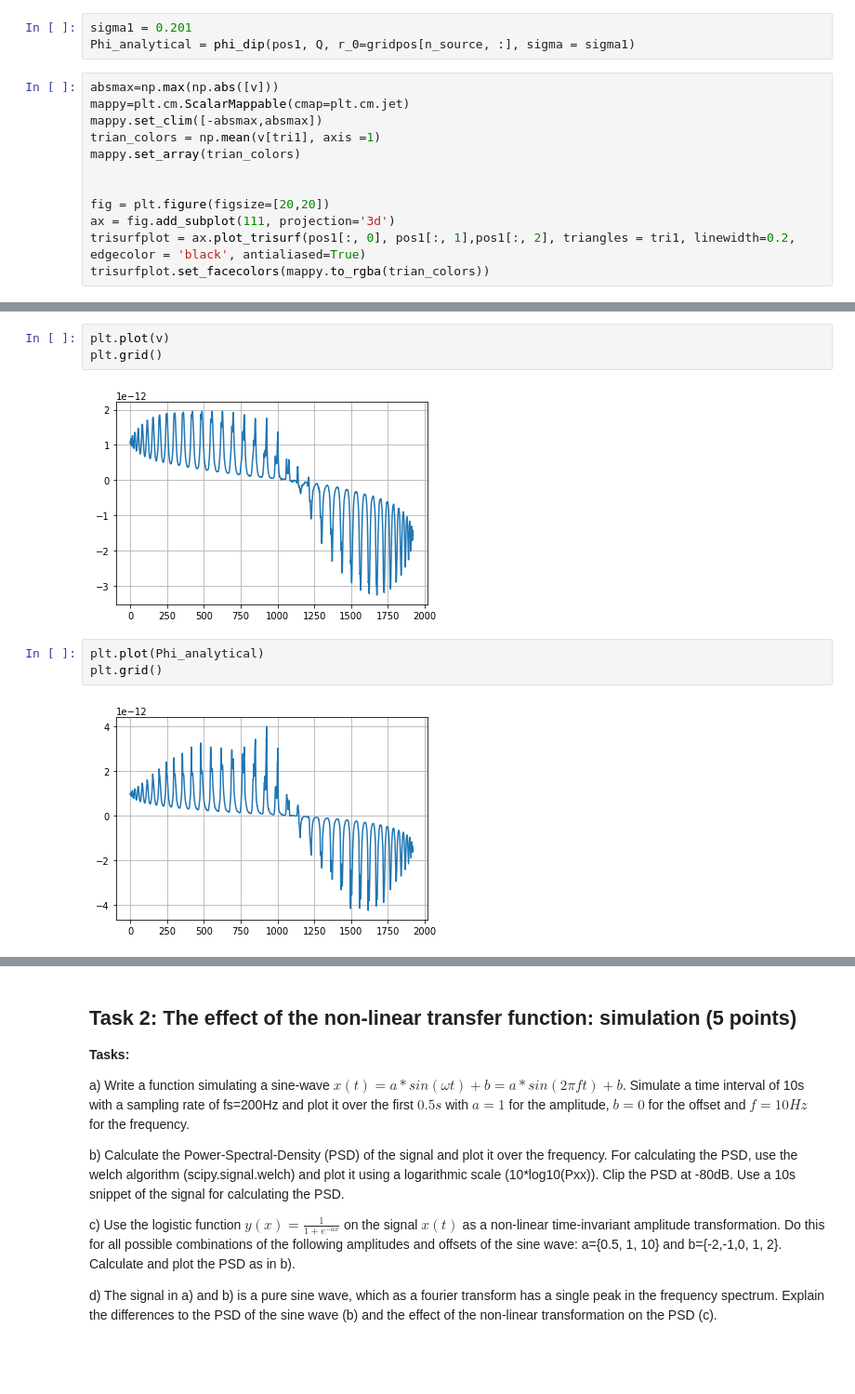
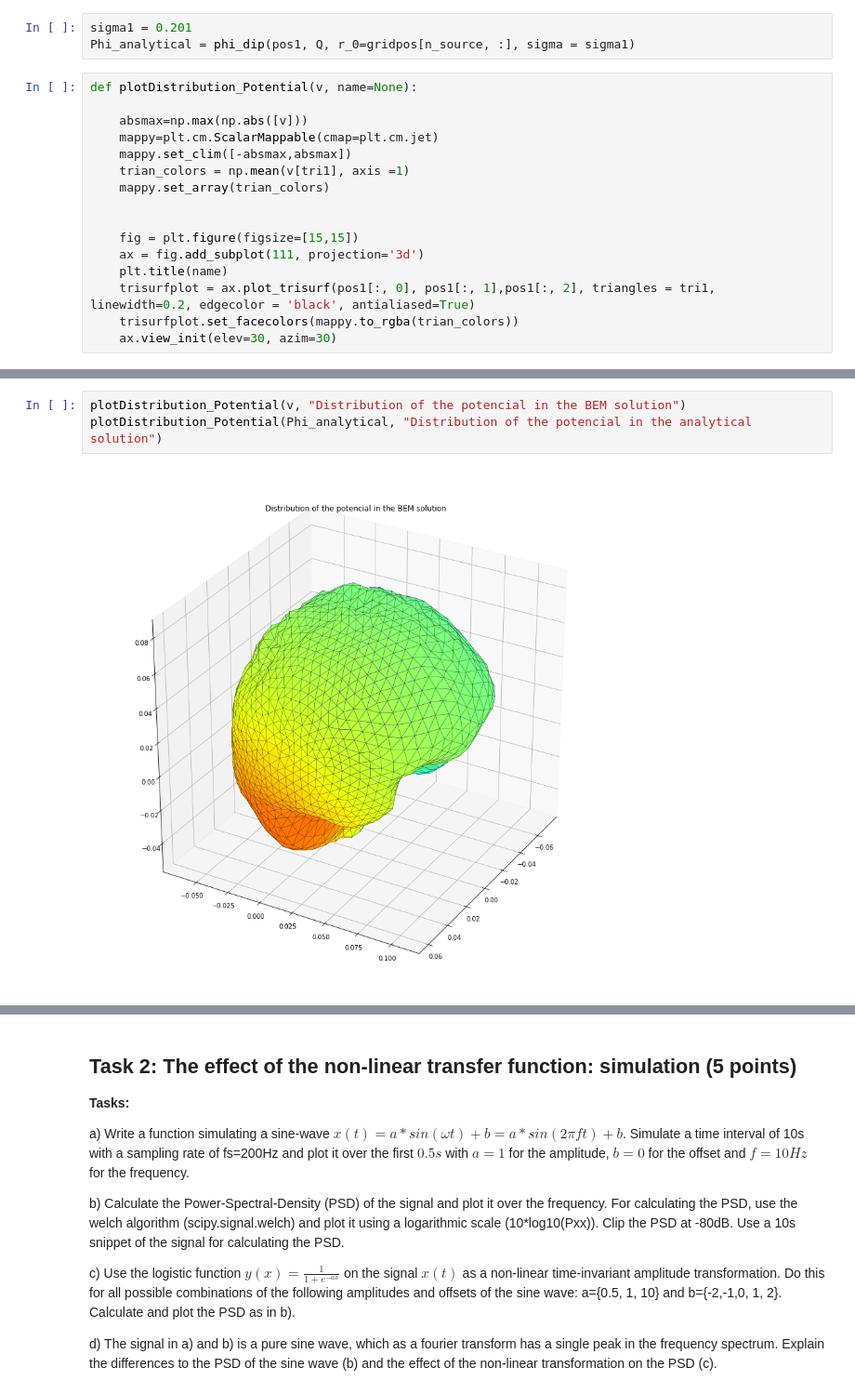
Before and after one commit to juanangd/TU_BERLIN, a Jupyter notebook: BCI-WS20:21/Exercise3/Exercise3.ipynb, the cells around one changed output, grey strips where cells are left out. Shown at 93% size. Saved outputs shown, nothing was run; the diff lists cells and outputs as text; blank space fills up the shorter version.

```diff
--- a/BCI-WS20:21/Exercise3/Exercise3.ipynb
+++ b/BCI-WS20:21/Exercise3/Exercise3.ipynb
@@ -54,14 +54,18 @@ v = Li@Q.T
 sigma1 = 0.201
 Phi_analytical = phi_dip(pos1, Q, r_0=gridpos[n_source, :], sigma = sigma1)
 # %%
-absmax=np.max(np.abs([v]))
-mappy=plt.cm.ScalarMappable(cmap=plt.cm.jet)
-mappy.set_clim([-absmax,absmax])
-trian_colors = np.mean(v[tri1], axis =1)
-mappy.set_array(trian_colors)
+def plotDistribution_Potential(v, name=None):
+
+    absmax=np.max(np.abs([v]))
+    mappy=plt.cm.ScalarMappable(cmap=plt.cm.jet)
+    mappy.set_clim([-absmax,absmax])
+    trian_colors = np.mean(v[tri1], axis =1)
+    mappy.set_array(trian_colors)
 
 
-fig = plt.figure(figsize=[20,20])
-ax = fig.add_subplot(111, projection='3d')
-trisurfplot = ax.plot_trisurf(pos1[:, 0], pos1[:, 1],pos1[:, 2], triangles = tri1, linewidth=0.2, edgecolor = 'black', antialiased=True)
-trisurfplot.set_facecolors(mappy.to_rgba(trian_colors))
+    fig = plt.figure(figsize=[15,15])
+    ax = fig.add_subplot(111, projection='3d')
+    plt.title(name)
+    trisurfplot = ax.plot_trisurf(pos1[:, 0], pos1[:, 1],pos1[:, 2], triangles = tri1, linewidth=0.2, edgecolor = 'black', antialiased=True)
+    trisurfplot.set_facecolors(mappy.to_rgba(trian_colors))
+    ax.view_init(elev=30, azim=30)
@@ -70,10 +72,5 @@ trisurfplot.set_facecolors(mappy.to_rgba(trian_colors))
-# %%
-plt.plot(v)
-plt.grid()
-# %% [output]
-[figure, removed]
-# %%
-plt.plot(Phi_analytical)
-plt.grid()
-# %% [output]
-[figure, removed]
+# %%
+plotDistribution_Potential(v, "Distribution of the potencial in the BEM solution")
+plotDistribution_Potential(Phi_analytical, "Distribution of the potencial in the analytical solution")
+# %% [output]
+[figure, added]
```
Also changed, not shown: parts of 14 cells of this notebook.
